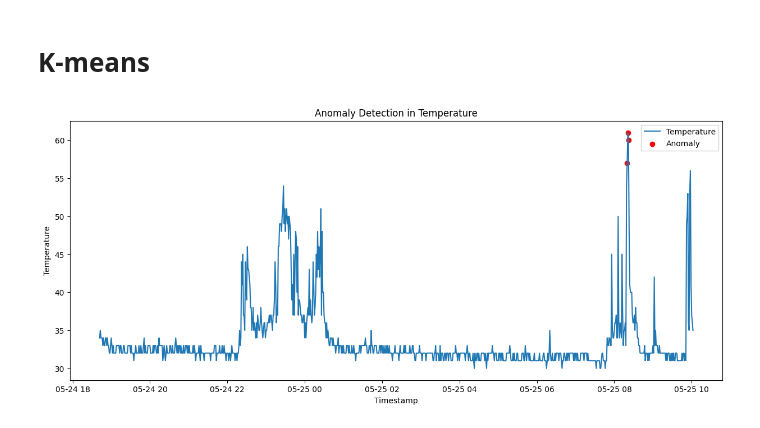
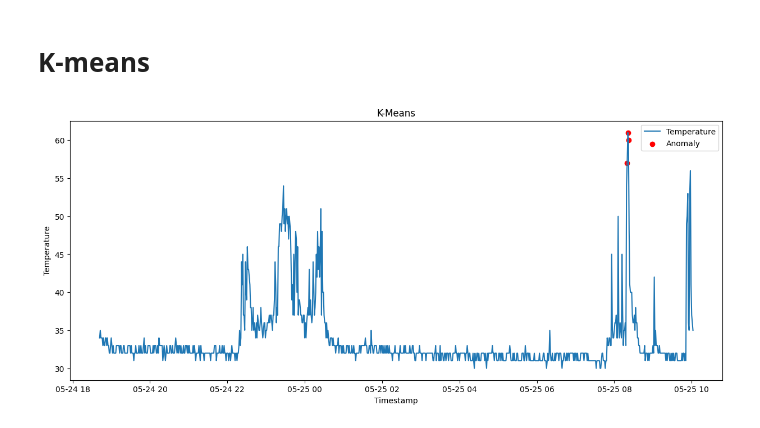
Before and after one commit to wiktorrudzki/MiW, a Jupyter notebook: initial.ipynb, the cells around one changed output. Cells and saved outputs as stored; diff of their text form; code cells hidden in the pictures.

```diff
--- a/initial.ipynb
+++ b/initial.ipynb
@@ -3,4 +3,14 @@ import pandas as pd
 import numpy as np
 import seaborn as sn
 import matplotlib.pyplot as plt
+# %%
+def show_anomaly_graph(data_source, title):
+  plt.figure(figsize=(15,6))
+  plt.plot(data_source['timestamp'], data_source['temperature'], label='Temperature')
+  plt.scatter(data_source['timestamp'][data_source['anomaly'] == 1], data_source['temperature'][data_source['anomaly'] == 1], color='red', label='Anomaly')
+  plt.xlabel("Timestamp")
+  plt.ylabel("Temperature")
+  plt.title(title)
+  plt.legend()
+  plt.show()
 # %%
@@ -143,30 +100,18 @@ plt.show()
 # %%
 from sklearn.cluster import KMeans
 import numpy as np
 
 data = pd.read_csv('./sysinfo.csv')
-
-# Przetwarzanie kolumny timestamp na typ daty
 data['timestamp'] = pd.to_datetime(data['timestamp'])
 
-# Wykorzystanie K-means do klasteryzacji
 kmeans = KMeans(n_clusters=3)
 data['cluster'] = kmeans.fit_predict(data[['temperature']])
 
-# Obliczenie odległości od centrum klastra
 data['distance'] = np.linalg.norm(data[['temperature']] - kmeans.cluster_centers_[data['cluster']], axis=1)
 
-# Wyznaczenie progu anomalii (np. percentyl 95)
 threshold = np.percentile(data['distance'], 99.7)
 data['anomaly'] = (data['distance'] > threshold).astype(int)
 
-plt.figure(figsize=(15, 6))
-plt.plot(data['timestamp'], data['temperature'], label='Temperature')
-plt.scatter(data['timestamp'][data['anomaly'] == 1], data['temperature'][data['anomaly'] == 1], color='red', label='Anomaly')
-plt.xlabel('Timestamp')
-plt.ylabel('Temperature')
-plt.title('Anomaly Detection in Temperature')
-plt.legend()
-plt.show()
+show_anomaly_graph(data, title="K-Means")
 # %% [output]
-[figure, old version]
+[figure, new version]
```
Also changed, not shown: parts of 13 cells of this notebook, 1 other file.
